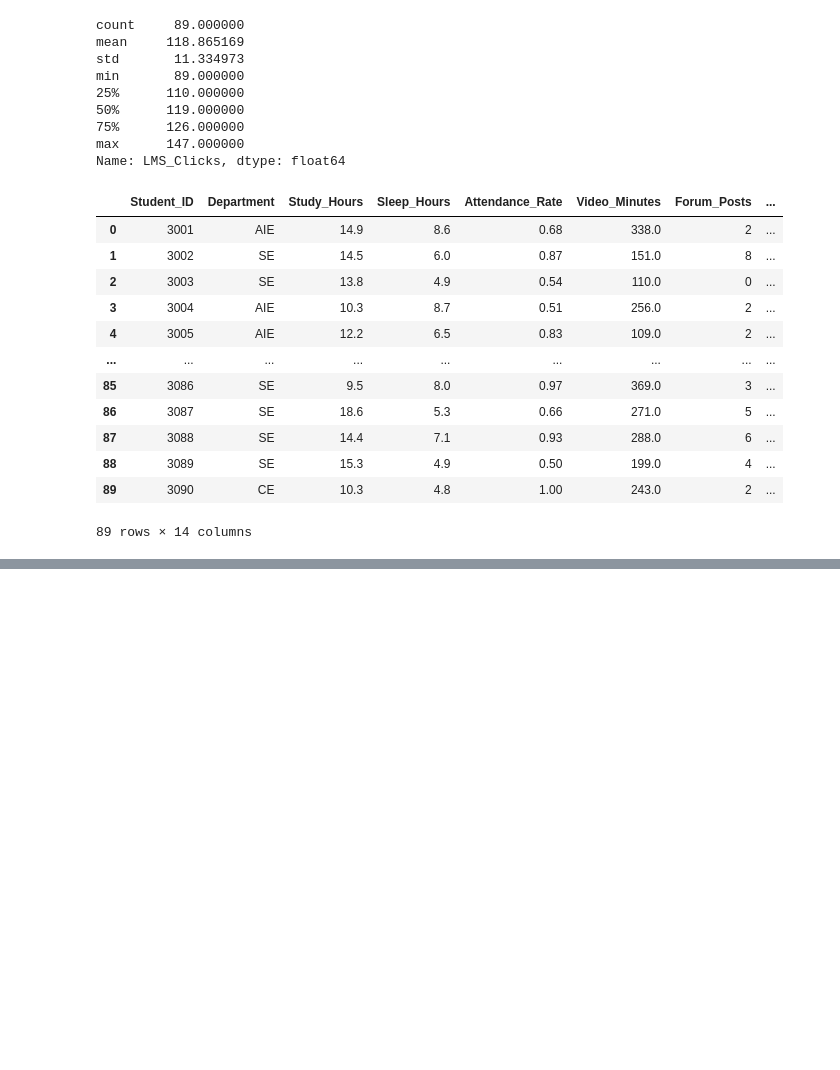
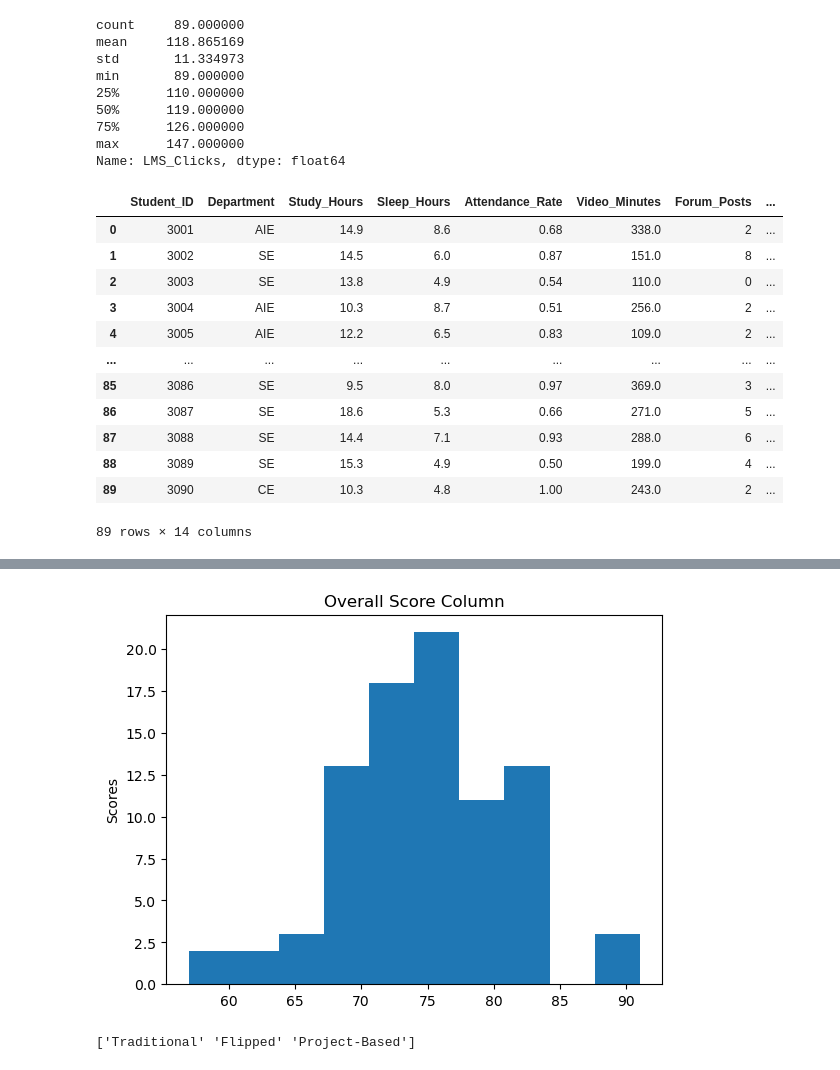
Before and after one commit to AloneMask001/Learning-analytics-data-pipeline, a Jupyter notebook: main.ipynb, the cells around one changed output, grey strips where cells are left out. Cells and saved outputs as stored; diff of their text form; code cells hidden in the pictures; blank space fills up the shorter version.

Commit message:
-m visualization add

```diff
--- a/main.ipynb
+++ b/main.ipynb
@@ -569,0 +572,25 @@ df_hw3
+# %%
+plt.hist(df_hw3["Overall_Score"])
+plt.title("Overall Score Column")
+plt.ylabel("Scores")
+plt.show()
+# It is slightly normal distribution, with most students concentrated in the 70-85 range. But also seem to be right skewed
+# %% [output]
+[figure, added]
+# %%
+
+df_hw3["Teaching_Method"] = df_hw3["Teaching_Method"].str.strip().str.capitalize()
+
+
+teaching_map = {
+    "Traditional": "Traditional",
+    "Flipped": "Flipped",
+    "Project-based": "Project-Based"
+}
+
+df_hw3["Teaching_Method"] = df_hw3["Teaching_Method"].map(teaching_map)
+
+# Kontrol et
+print(df_hw3["Teaching_Method"].unique())
+# %% [output]
+['Traditional' 'Flipped' 'Project-Based']
```
Also changed, not shown: parts of 8 cells of this notebook.
